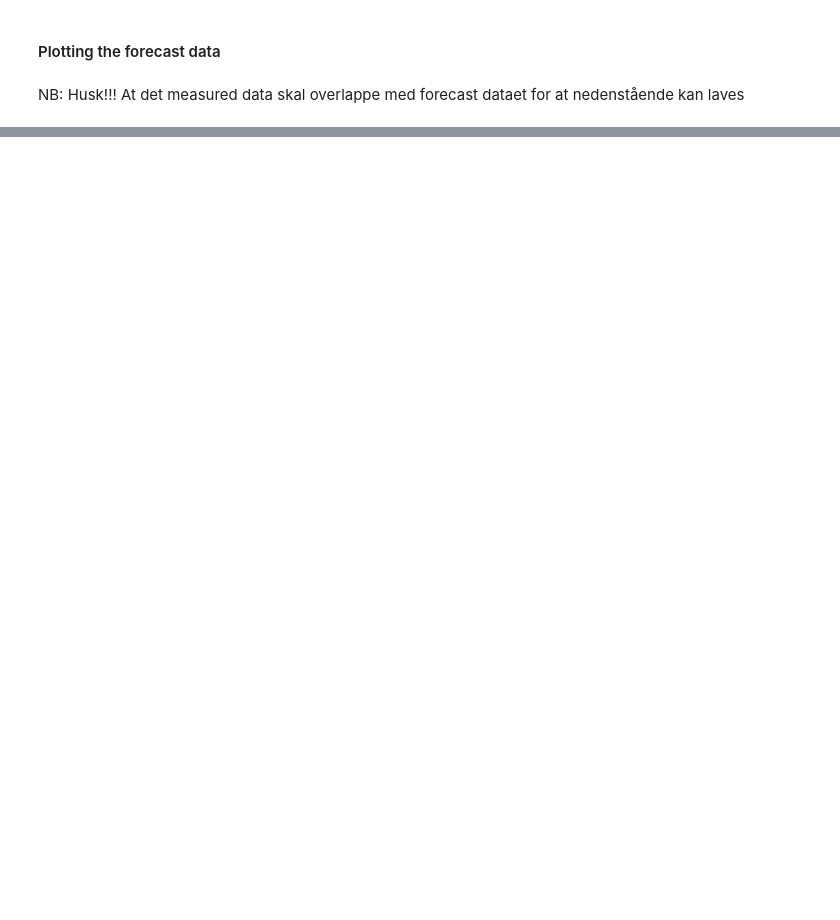
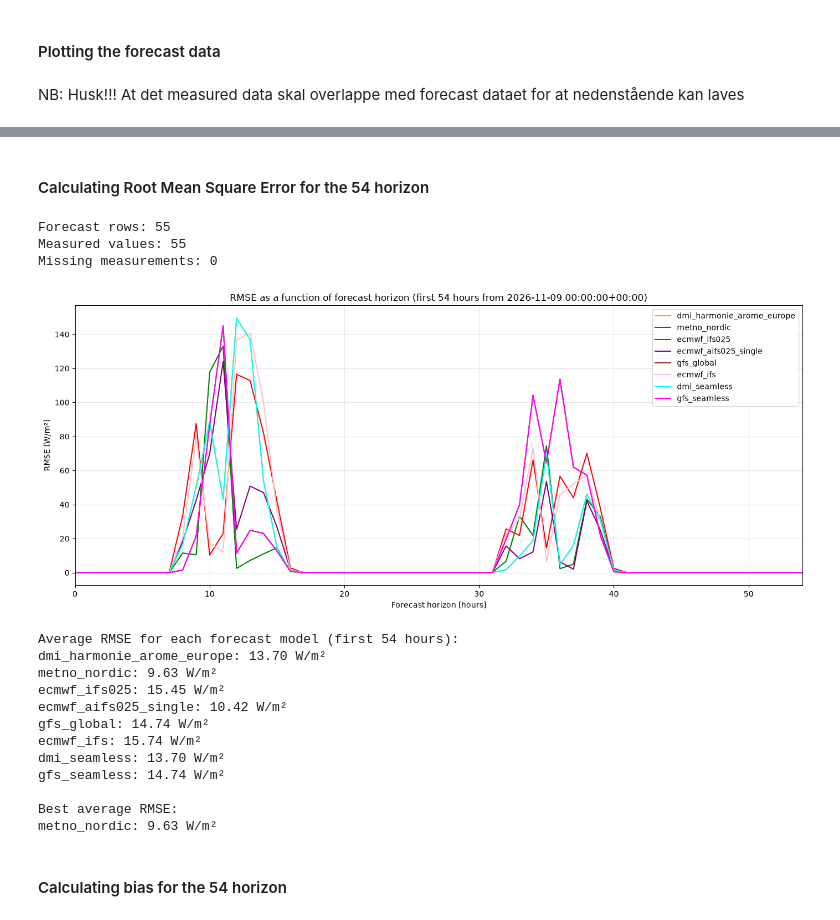
Before and after one commit to karlarye/Forecast-Solar-Assignment, a Jupyter notebook: assignment.ipynb, the cells around one changed output, grey strips where cells are left out. Saved outputs shown, nothing was run; the diff lists cells and outputs as text; code cells hidden in the pictures; blank space fills up the shorter version.

```diff
--- a/assignment.ipynb
+++ b/assignment.ipynb
@@ -313,0 +207,77 @@ plt.show()
+# %% [markdown]
+#### Calculating Root Mean Square Error for the 54 horizon
+# %%
+# Restrict to forecast horizons 0–54
+start = forecast_data.index[0]
+end = start + pd.Timedelta(hours=54)
+
+fc = forecast_data.loc[start:end].copy()
+
+# Select measurements matching forecast timestamps
+measured = dmi_data['ghi'].reindex(fc.index)
+
+# Define forecast horizons
+fc['forecast_horizon'] = np.arange(len(fc))
+
+# Check data
+print("Forecast rows:", len(fc))
+print("Measured values:", measured.notna().sum())
+print("Missing measurements:", measured.isna().sum())
+
+# Plot
+fig, ax = plt.subplots(figsize=(14, 6))
+rmse_summary = {}
+
+for name, color in zip(col_names, colors):
+
+    squared_error = (measured - fc[name])**2
+
+    rmse_by_horizon = np.sqrt(
+        squared_error.groupby(fc['forecast_horizon']).mean()
+    )
+
+    rmse_summary[name] = rmse_by_horizon.mean()
+
+    ax.plot(
+        rmse_by_horizon.index,
+        rmse_by_horizon.values,
+        label=name,
+        color=color
+    )
+
+ax.set_xlabel('Forecast horizon [hours]')
+ax.set_ylabel('RMSE [W/m²]')
+ax.set_title(f'RMSE as a function of forecast horizon (first 54 hours from {forecast_data.index[0]})')
+ax.set_xlim(0, 54)
+ax.legend()
+ax.grid(alpha=0.3)
+
+plt.tight_layout()
+plt.show()
+
+print("Average RMSE for each forecast model (first 54 hours):")
+for name, rmse in rmse_summary.items():
+    print(f"{name}: {rmse:.2f} W/m²")
+
+print("\nBest average RMSE:")
+lowest_rmse_model = min(rmse_summary, key=rmse_summary.get)
+print(f"{lowest_rmse_model}: {rmse_summary[lowest_rmse_model]:.2f} W/m²")
+# %% [output]
+Forecast rows: 55
+Measured values: 55
+Missing measurements: 0
+[figure, added]
+Average RMSE for each forecast model (first 54 hours):
+dmi_harmonie_arome_europe: 13.70 W/m²
+metno_nordic: 9.63 W/m²
+ecmwf_ifs025: 15.45 W/m²
+ecmwf_aifs025_single: 10.42 W/m²
+gfs_global: 14.74 W/m²
+ecmwf_ifs: 15.74 W/m²
+dmi_seamless: 13.70 W/m²
+gfs_seamless: 14.74 W/m²
+
+Best average RMSE:
+metno_nordic: 9.63 W/m²
+# %% [markdown]
+#### Calculating bias for the 54 horizon
```
Also changed, not shown: parts of 33 cells of this notebook.
